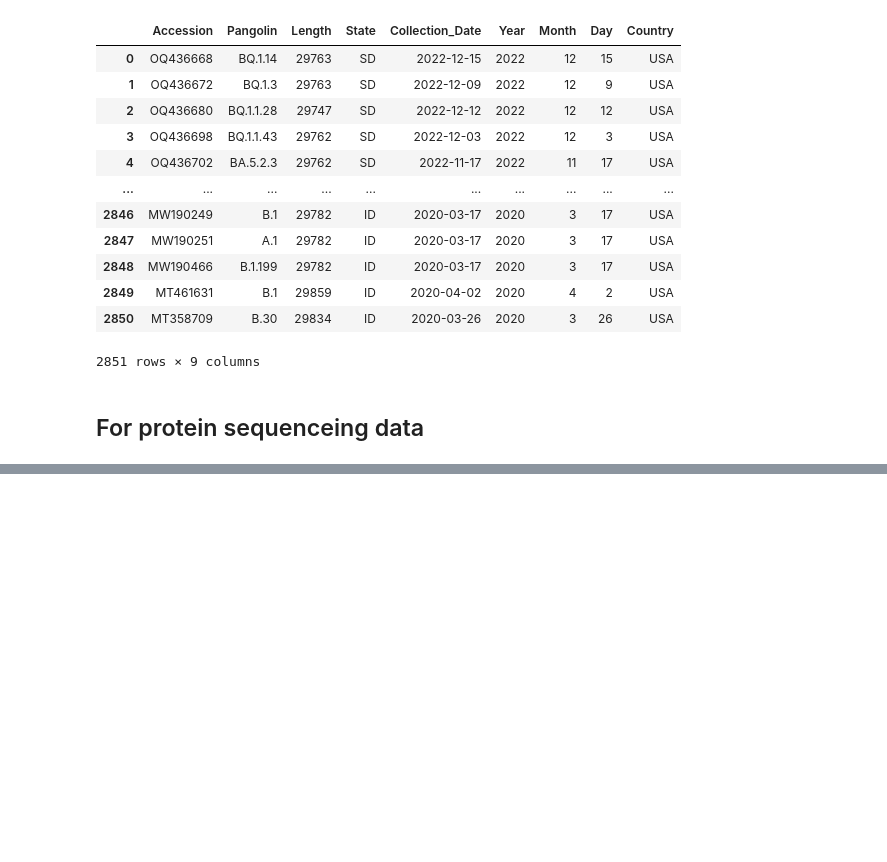
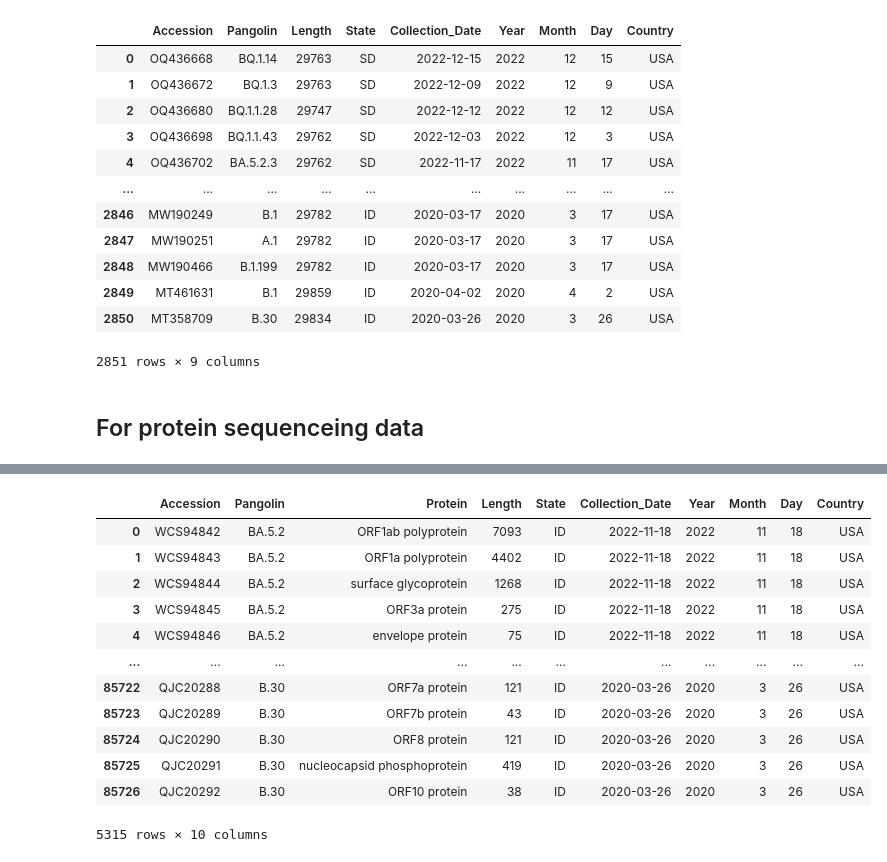
Before and after one commit to tahiri-lab/iPhyloGeo.js, a Jupyter notebook: Data_preprocessing/NCBIVirus.ipynb, the cells around one changed output, grey strips where cells are left out. Drawn from its saved outputs; the diff is of its cells as text; code cells hidden in the pictures; blank space fills up the shorter version.

```diff
--- a/Data_preprocessing/NCBIVirus.ipynb
+++ b/Data_preprocessing/NCBIVirus.ipynb
@@ -253,0 +369,18 @@ def preprocessConcat_USA_protein(path):
+# %%
+f_path = '../Data/NCBI_virus/aa/USA/aa_ID.csv'
+df_aa_ID = dropDuplicateSeq_USA_protein(f_path)
+df_aa_ID
+# %% [output]
+|  | Accession | Pangolin | Protein | Length | State | Collection_Date | Year | Month | Day | Country |
+| 0 | WCS94842 | BA.5.2 | ORF1ab polyprotein | 7093 | ID | 2022-11-18 | 2022 | 11 | 18 | USA |
+| 1 | WCS94843 | BA.5.2 | ORF1a polyprotein | 4402 | ID | 2022-11-18 | 2022 | 11 | 18 | USA |
+| 2 | WCS94844 | BA.5.2 | surface glycoprotein | 1268 | ID | 2022-11-18 | 2022 | 11 | 18 | USA |
+| 3 | WCS94845 | BA.5.2 | ORF3a protein | 275 | ID | 2022-11-18 | 2022 | 11 | 18 | USA |
+| 4 | WCS94846 | BA.5.2 | envelope protein | 75 | ID | 2022-11-18 | 2022 | 11 | 18 | USA |
+| ... | ... | ... | ... | ... | ... | ... | ... | ... | ... | ... |
+| 85722 | QJC20288 | B.30 | ORF7a protein | 121 | ID | 2020-03-26 | 2020 | 3 | 26 | USA |
+| 85723 | QJC20289 | B.30 | ORF7b protein | 43 | ID | 2020-03-26 | 2020 | 3 | 26 | USA |
+| 85724 | QJC20290 | B.30 | ORF8 protein | 121 | ID | 2020-03-26 | 2020 | 3 | 26 | USA |
+| 85725 | QJC20291 | B.30 | nucleocapsid phosphoprotein | 419 | ID | 2020-03-26 | 2020 | 3 | 26 | USA |
+| 85726 | QJC20292 | B.30 | ORF10 protein | 38 | ID | 2020-03-26 | 2020 | 3 | 26 | USA |
+5315 rows × 10 columns
```
Also changed, not shown: parts of 25 cells of this notebook, 11 other files.
